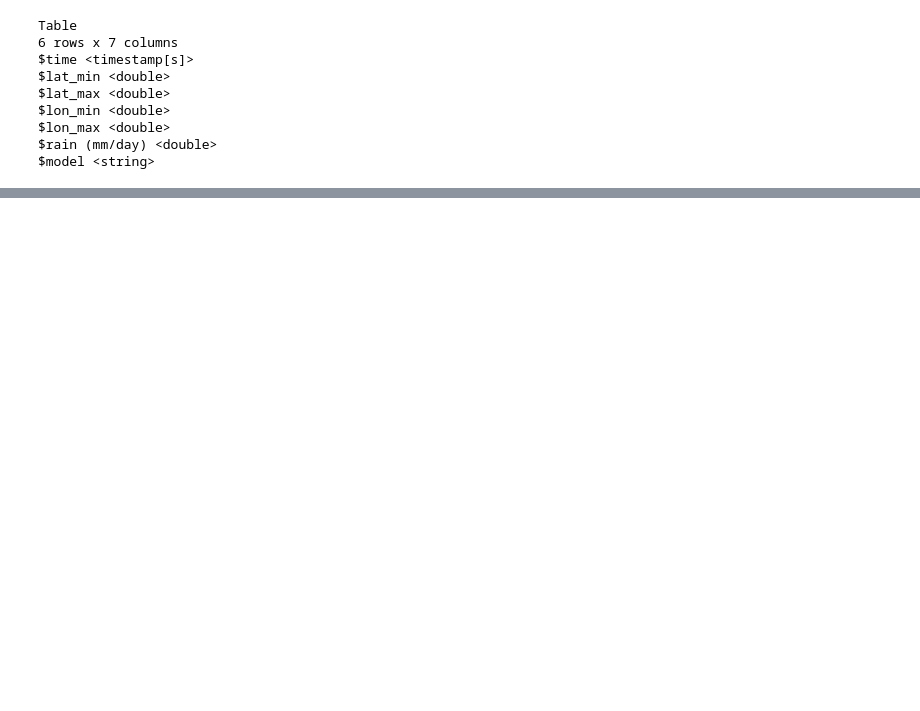
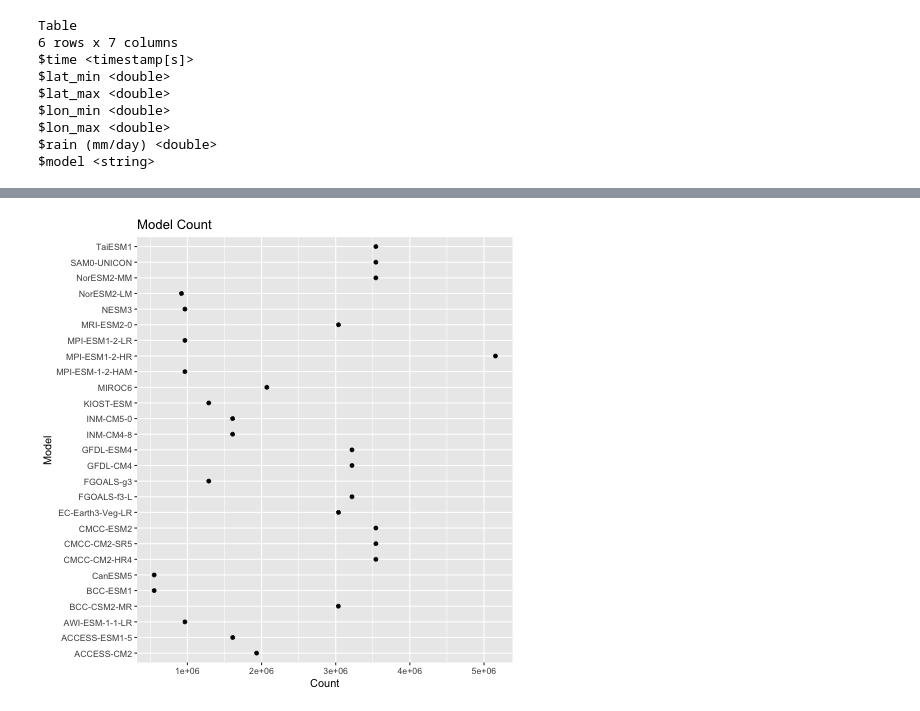
Before and after one commit to UBC-MDS/daily_rainfall_group_21, a Jupyter notebook: notebooks/notebook.ipynb, the cells around one changed output, grey strips where cells are left out. Saved outputs shown, nothing was run; the diff lists cells and outputs as text; code cells hidden in the pictures; blank space fills up the shorter version.

Commit message:
Added a plot for R

```diff
--- a/notebooks/notebook.ipynb
+++ b/notebooks/notebook.ipynb
@@ -484,3 +491,15 @@ lon_min       62467843 ChunkedArray environment
 lon_max       62467843 ChunkedArray environment
 rain (mm/day) 62467843 ChunkedArray environment
 model         62467843 ChunkedArray environment
+# %%
+%%R -i r_table
+library(ggplot2)
+
+result <- r_table %>%
+    add_count(model) %>%
+    ggplot(aes(y = model)) +
+        geom_point(stat = 'count') +
+        labs(y = 'Model', x = 'Count') +
+        ggtitle('Model Count')
+print(result)
+# %% [output]
@@ -486,0 +508 @@ model         62467843 ChunkedArray environment
+[figure, added]
```
Also changed, not shown: parts of 35 cells of this notebook.
